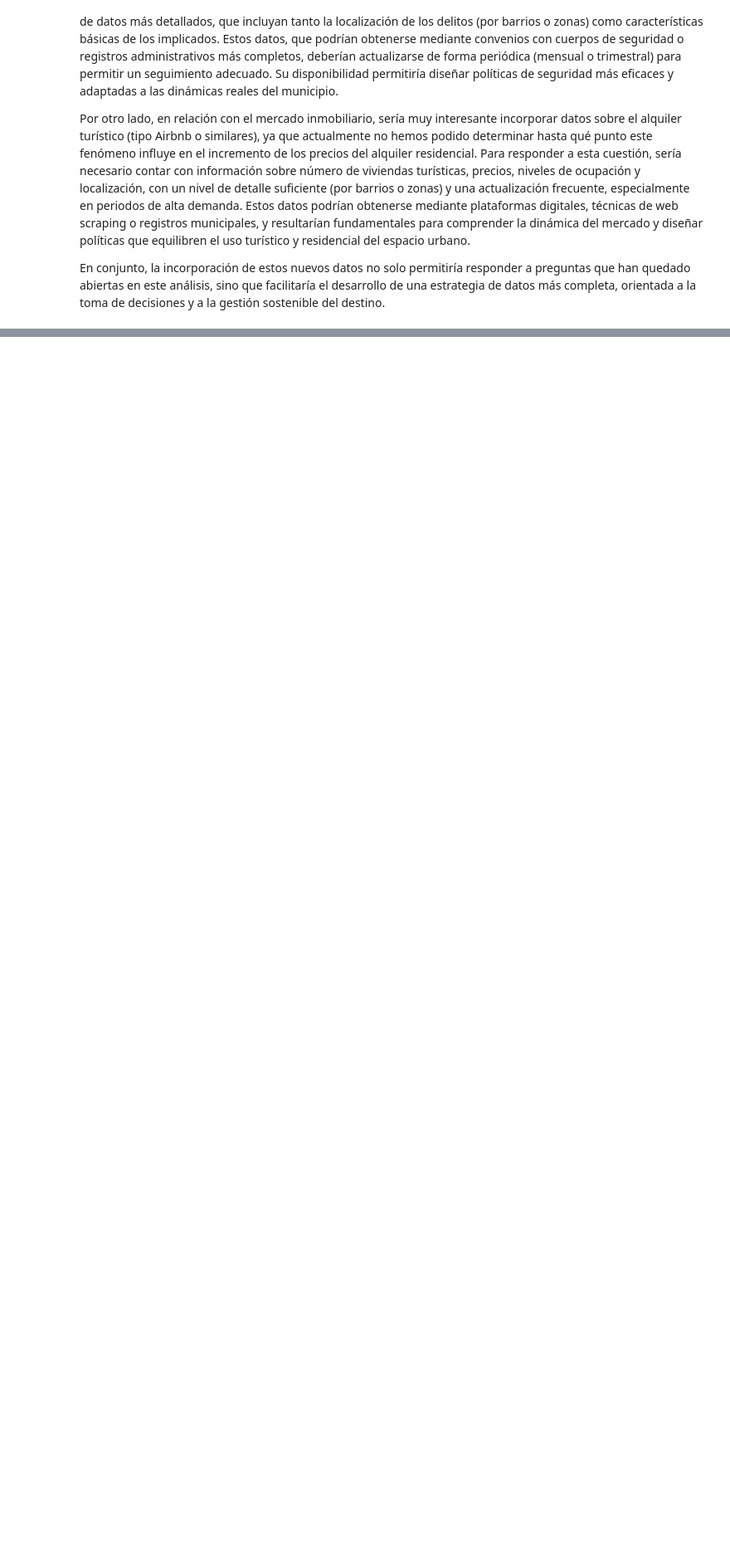
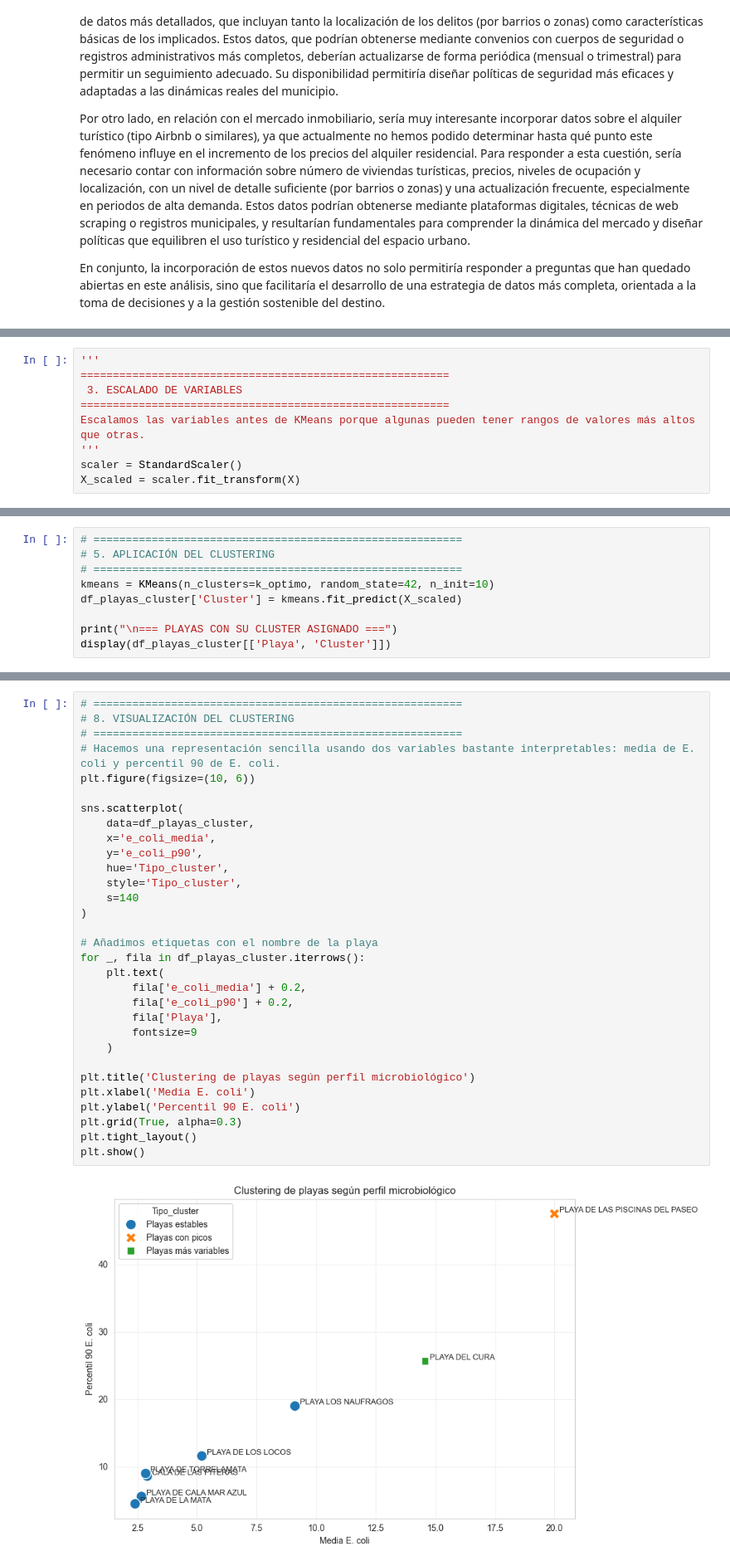
Before and after one commit to MalenaSancho/Turismo-Mineria-Datos, a Jupyter notebook: RETOS/RETO_4.ipynb, the cells around one changed output, grey strips where cells are left out. Shown at 83% size. Drawn from its saved outputs; the diff is of its cells as text; blank space fills up the shorter version.

```diff
--- a/RETOS/RETO_4.ipynb
+++ b/RETOS/RETO_4.ipynb
@@ -2496,0 +2602,9 @@ En conjunto, la incorporación de estos nuevos datos no solo permitiría respond
+# %%
+'''
+=========================================================
+ 3. ESCALADO DE VARIABLES
+=========================================================
+Escalamos las variables antes de KMeans porque algunas pueden tener rangos de valores más altos que otras.
+'''
+scaler = StandardScaler()
+X_scaled = scaler.fit_transform(X)
@@ -2496,0 +2648,9 @@ En conjunto, la incorporación de estos nuevos datos no solo permitiría respond
+# %%
+# =========================================================
+# 5. APLICACIÓN DEL CLUSTERING
+# =========================================================
+kmeans = KMeans(n_clusters=k_optimo, random_state=42, n_init=10)
+df_playas_cluster['Cluster'] = kmeans.fit_predict(X_scaled)
+
+print("\n=== PLAYAS CON SU CLUSTER ASIGNADO ===")
+display(df_playas_cluster[['Playa', 'Cluster']])
@@ -2496,0 +2790,33 @@ En conjunto, la incorporación de estos nuevos datos no solo permitiría respond
+# %%
+# =========================================================
+# 8. VISUALIZACIÓN DEL CLUSTERING
+# =========================================================
+# Hacemos una representación sencilla usando dos variables bastante interpretables: media de E. coli y percentil 90 de E. coli.
+plt.figure(figsize=(10, 6))
+
+sns.scatterplot(
+    data=df_playas_cluster,
+    x='e_coli_media',
+    y='e_coli_p90',
+    hue='Tipo_cluster',
+    style='Tipo_cluster',
+    s=140
+)
+
+# Añadimos etiquetas con el nombre de la playa
+for _, fila in df_playas_cluster.iterrows():
+    plt.text(
+        fila['e_coli_media'] + 0.2,
+        fila['e_coli_p90'] + 0.2,
+        fila['Playa'],
+        fontsize=9
+    )
+
+plt.title('Clustering de playas según perfil microbiológico')
+plt.xlabel('Media E. coli')
+plt.ylabel('Percentil 90 E. coli')
+plt.grid(True, alpha=0.3)
+plt.tight_layout()
+plt.show()
+# %% [output]
+[figure, added]
```
Also changed, not shown: parts of 19 cells of this notebook.
